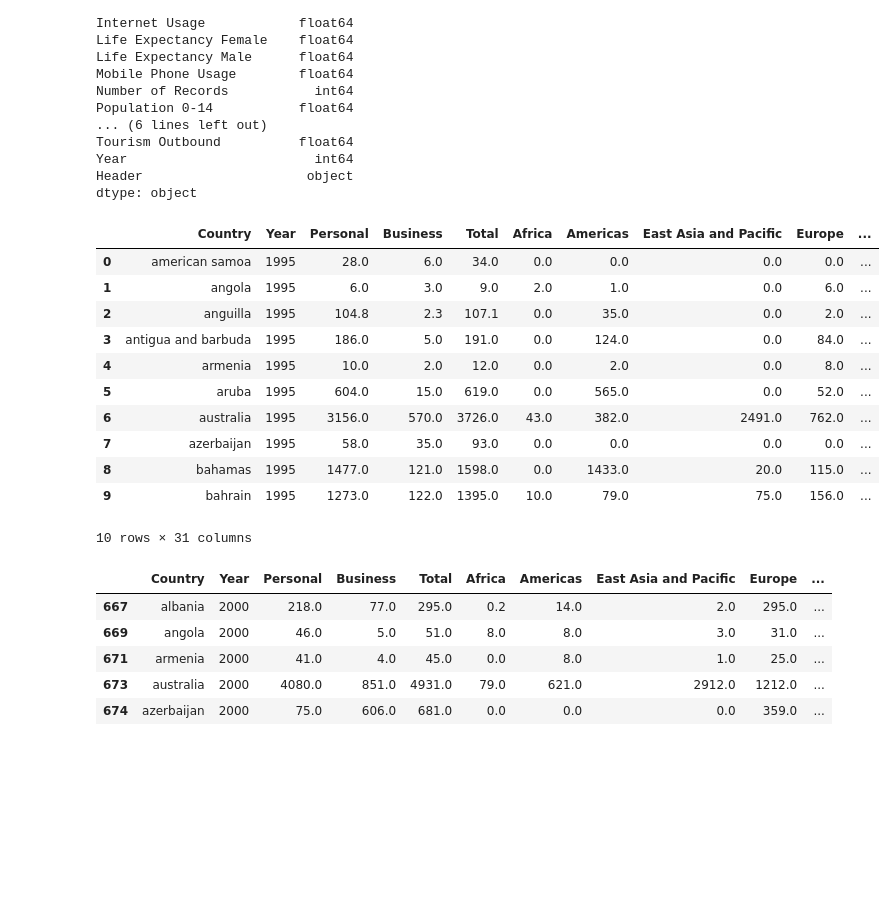
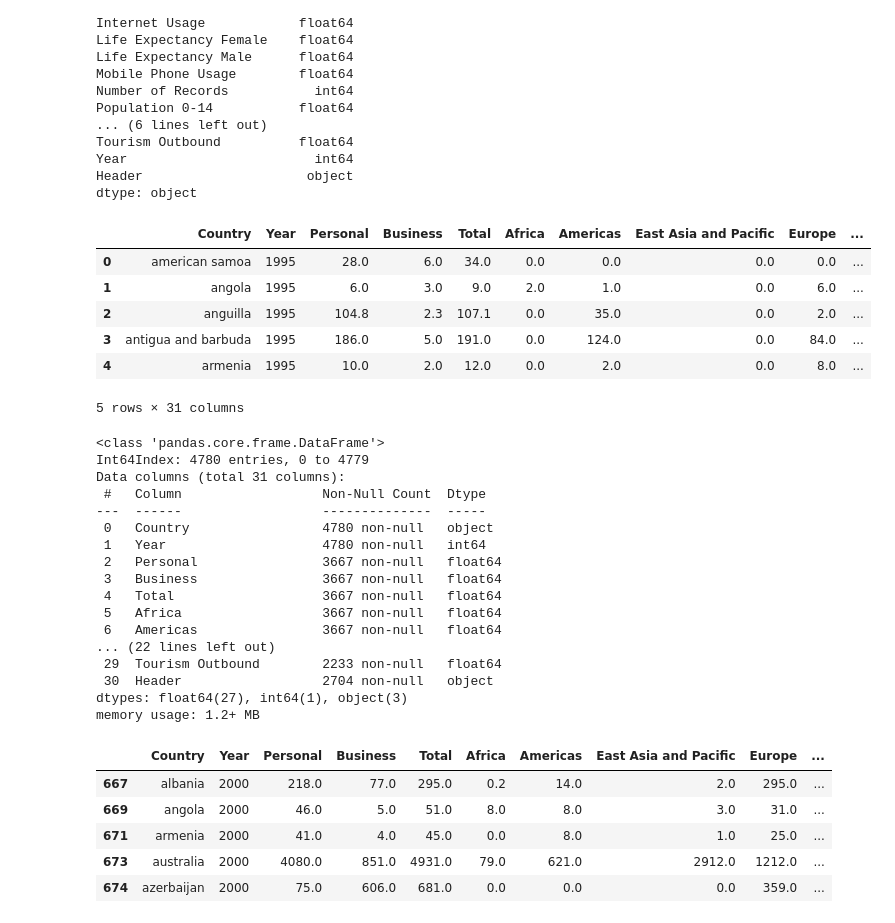
Before and after one commit to chinzjay/Final_Project, a Jupyter notebook: Tourism.ipynb, the cells around one changed output. Saved outputs shown, nothing was run; the diff lists cells and outputs as text; code cells hidden in the pictures; blank space fills up the shorter version.

```diff
--- a/Tourism.ipynb
+++ b/Tourism.ipynb
@@ -115,20 +115,35 @@ Header                     object
 dtype: object
 # %%
 data_df = pd.merge(inbound_data_df, world_ind_df, on=["Country", "Year"], how="outer")
-data_df.head(10)
+data_df.head()
 # %% [output]
 |  | Country | Year | Personal | Business | Total | Africa | Americas | East Asia and Pacific | Europe | ... |
 | 0 | american samoa | 1995 | 28.0 | 6.0 | 34.0 | 0.0 | 0.0 | 0.0 | 0.0 | ... |
 | 1 | angola | 1995 | 6.0 | 3.0 | 9.0 | 2.0 | 1.0 | 0.0 | 6.0 | ... |
 | 2 | anguilla | 1995 | 104.8 | 2.3 | 107.1 | 0.0 | 35.0 | 0.0 | 2.0 | ... |
 | 3 | antigua and barbuda | 1995 | 186.0 | 5.0 | 191.0 | 0.0 | 124.0 | 0.0 | 84.0 | ... |
 | 4 | armenia | 1995 | 10.0 | 2.0 | 12.0 | 0.0 | 2.0 | 0.0 | 8.0 | ... |
-| 5 | aruba | 1995 | 604.0 | 15.0 | 619.0 | 0.0 | 565.0 | 0.0 | 52.0 | ... |
-| 6 | australia | 1995 | 3156.0 | 570.0 | 3726.0 | 43.0 | 382.0 | 2491.0 | 762.0 | ... |
-| 7 | azerbaijan | 1995 | 58.0 | 35.0 | 93.0 | 0.0 | 0.0 | 0.0 | 0.0 | ... |
-| 8 | bahamas | 1995 | 1477.0 | 121.0 | 1598.0 | 0.0 | 1433.0 | 20.0 | 115.0 | ... |
-| 9 | bahrain | 1995 | 1273.0 | 122.0 | 1395.0 | 10.0 | 79.0 | 75.0 | 156.0 | ... |
-10 rows × 31 columns
+5 rows × 31 columns
+# %%
+data_df.info()
+# %% [output]
+<class 'pandas.core.frame.DataFrame'>
+Int64Index: 4780 entries, 0 to 4779
+Data columns (total 31 columns):
+ #   Column                  Non-Null Count  Dtype
+---  ------                  --------------  -----
+ 0   Country                 4780 non-null   object
+ 1   Year                    4780 non-null   int64
+ 2   Personal                3667 non-null   float64
+ 3   Business                3667 non-null   float64
+ 4   Total                   3667 non-null   float64
+ 5   Africa                  3667 non-null   float64
+ 6   Americas                3667 non-null   float64
+... (22 lines left out)
+ 29  Tourism Outbound        2233 non-null   float64
+ 30  Header                  2704 non-null   object
+dtypes: float64(27), int64(1), object(3)
+memory usage: 1.2+ MB
 # %%
 data_df = data_df.dropna()
 # %%
```
Also changed, not shown: parts of 34 cells of this notebook.
